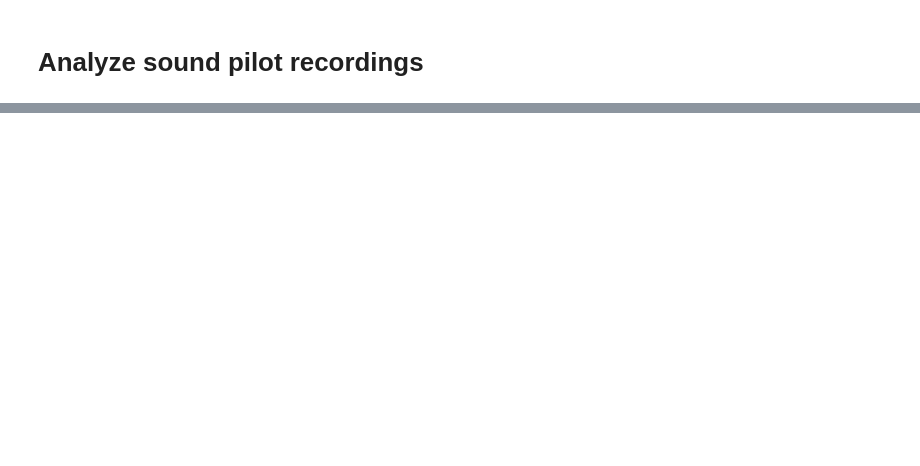
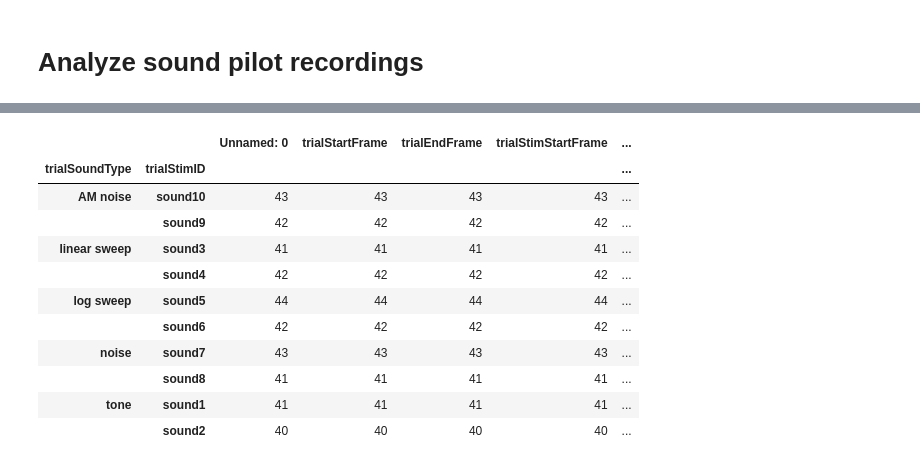
Before and after one commit to mochic/dynamic_routing_ephys, a Jupyter notebook: analysis/analyze_sound_pilot.ipynb, the cells around one changed output, grey strips where cells are left out. Drawn from its saved outputs; the diff is of its cells as text; code cells hidden in the pictures; blank space fills up the shorter version.

```diff
--- a/analysis/analyze_sound_pilot.ipynb
+++ b/analysis/analyze_sound_pilot.ipynb
@@ -30,0 +55,15 @@ main_path = [
+# %%
+session.trials.groupby(['trialSoundType','trialStimID']).count()
+# %% [output]
+|  |  | Unnamed: 0 | trialStartFrame | trialEndFrame | trialStimStartFrame | ... |
+| trialSoundType | trialStimID |  |  |  |  | ... |
+| AM noise | sound10 | 43 | 43 | 43 | 43 | ... |
+|  | sound9 | 42 | 42 | 42 | 42 | ... |
+| linear sweep | sound3 | 41 | 41 | 41 | 41 | ... |
+|  | sound4 | 42 | 42 | 42 | 42 | ... |
+| log sweep | sound5 | 44 | 44 | 44 | 44 | ... |
+|  | sound6 | 42 | 42 | 42 | 42 | ... |
+| noise | sound7 | 43 | 43 | 43 | 43 | ... |
+|  | sound8 | 41 | 41 | 41 | 41 | ... |
+| tone | sound1 | 41 | 41 | 41 | 41 | ... |
+|  | sound2 | 40 | 40 | 40 | 40 | ... |
```
Also changed, not shown: parts of 12 cells of this notebook, 2 other files.
